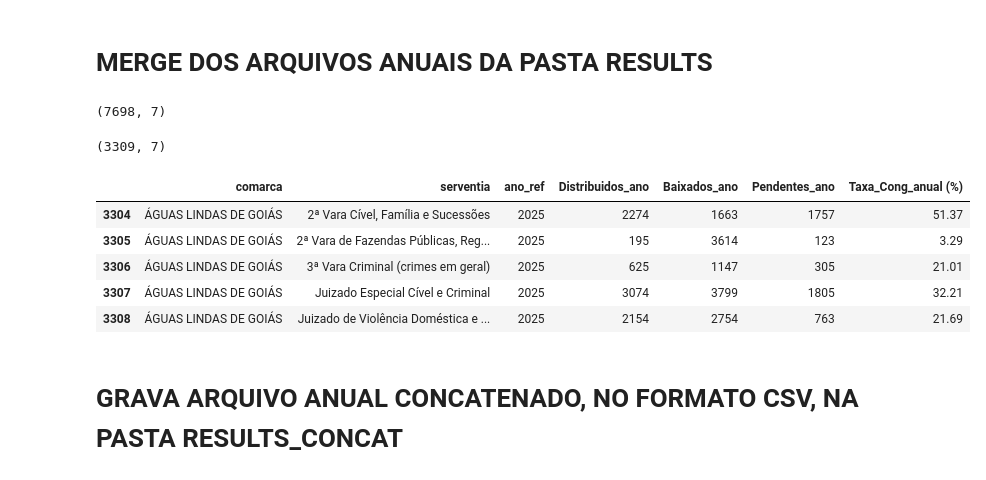
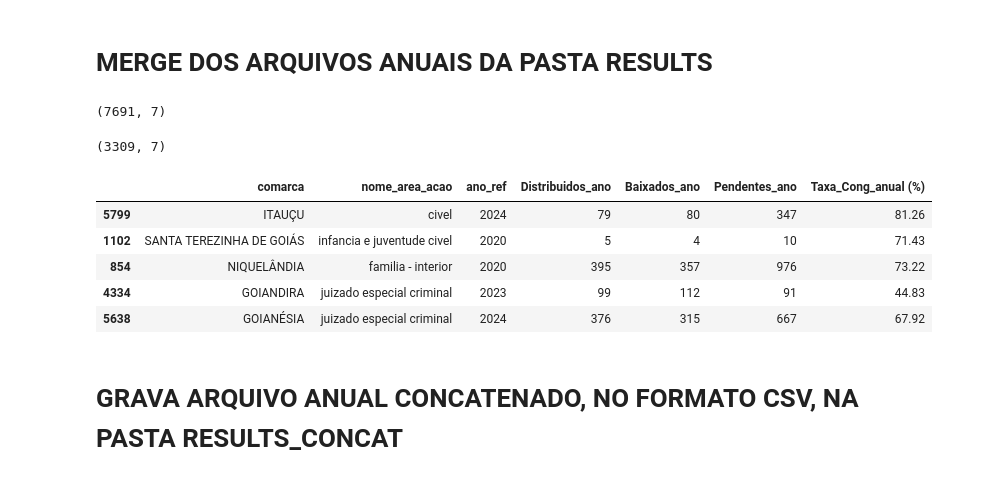
Before and after one commit to dvjuliocesar/TJGO_Projeto6_TxCong, a Jupyter notebook: tx_updated_validation.ipynb, the cells around one changed output. Drawn from its saved outputs; the diff is of its cells as text; code cells hidden in the pictures.

```diff
--- a/tx_updated_validation.ipynb
+++ b/tx_updated_validation.ipynb
@@ -147,7 +158,7 @@ df_limpo1.to_csv(output_filename_csv_1, index=False, sep='#', encoding='utf-8-si
 # %% [markdown]
 # CARREGAMENTO POR ARQUIVO CSV
 # %%
-arquivo_csv = ('dataclean/analise_txcg_2025_clean.csv')
+arquivo_csv = ('dataclean/analise_txcg_2020_clean.csv')
 df = pd.read_csv(arquivo_csv, sep='#', encoding='utf-8')
 print(df.shape)
 # %% [output]
@@ -502,7 +513,7 @@ df_ano.to_csv(f"results/tx_serv_{ano_alvo}.csv", sep=",", index=False, encoding=
 # %% [markdown]
 # MERGE DOS ARQUIVOS ANUAIS DA PASTA RESULTS
 # %%
-# Listar os arquivos CSV na pasta 'results'
+# Listar os arquivos CSV agrupados por ÁREA DE AÇÃO na pasta 'results'
 arquivo_csv = glob.glob('results/tx_*.csv')
 # Carregar os arquivos CSV e concatenar em um único DataFrame
 dfs = []
@@ -514,7 +525,7 @@ df_results_anual = pd.concat(dfs, ignore_index=True)
 
 print(df_results_anual.shape)
 # %% [output]
-(7698, 7)
+(7691, 7)
 # %%
 # Listar os arquivos CSV agrupados por SERVENTIA na pasta 'results'
 arquivo_csv = glob.glob('results/tx_serv_*.csv')
@@ -531,14 +542,14 @@ print(df_results_anual.shape)
 (3309, 7)
 # %%
 # Validação Rápida do arquivo ANUAL concatenado
-df_results_anual.tail()
+df_results_anual.sample(5)
 # %% [output]
-|  | comarca | serventia | ano_ref | Distribuidos_ano | Baixados_ano | Pendentes_ano | Taxa_Cong_anual (%) |
-| 3304 | ÁGUAS LINDAS DE GOIÁS | 2ª Vara Cível, Família e Sucessões | 2025 | 2274 | 1663 | 1757 | 51.37 |
-| 3305 | ÁGUAS LINDAS DE GOIÁS | 2ª Vara de Fazendas Públicas, Reg... | 2025 | 195 | 3614 | 123 | 3.29 |
-| 3306 | ÁGUAS LINDAS DE GOIÁS | 3ª Vara Criminal (crimes em geral) | 2025 | 625 | 1147 | 305 | 21.01 |
-| 3307 | ÁGUAS LINDAS DE GOIÁS | Juizado Especial Cível e Criminal | 2025 | 3074 | 3799 | 1805 | 32.21 |
-| 3308 | ÁGUAS LINDAS DE GOIÁS | Juizado de Violência Doméstica e ... | 2025 | 2154 | 2754 | 763 | 21.69 |
+|  | comarca | nome_area_acao | ano_ref | Distribuidos_ano | Baixados_ano | Pendentes_ano | Taxa_Cong_anual (%) |
+| 5799 | ITAUÇU | civel | 2024 | 79 | 80 | 347 | 81.26 |
+| 1102 | SANTA TEREZINHA DE GOIÁS | infancia e juventude civel | 2020 | 5 | 4 | 10 | 71.43 |
+| 854 | NIQUELÂNDIA | familia - interior | 2020 | 395 | 357 | 976 | 73.22 |
+| 4334 | GOIANDIRA | juizado especial criminal | 2023 | 99 | 112 | 91 | 44.83 |
+| 5638 | GOIANÉSIA | juizado especial criminal | 2024 | 376 | 315 | 667 | 67.92 |
 # %% [markdown]
 # GRAVA ARQUIVO ANUAL CONCATENADO, NO FORMATO CSV, NA PASTA RESULTS_CONCAT
 # %%
```
Also changed, not shown: parts of 11 cells of this notebook.
